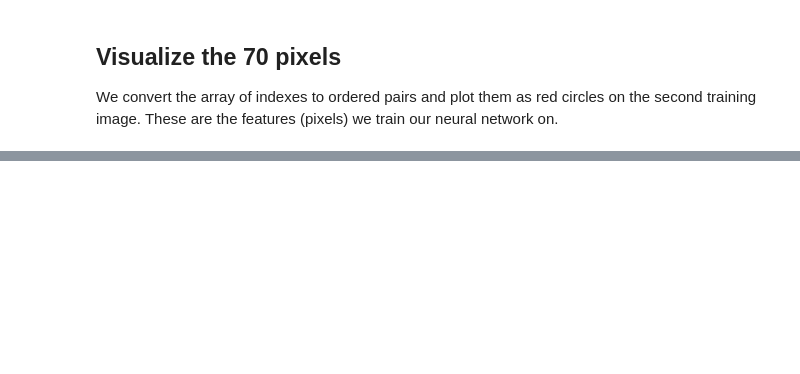
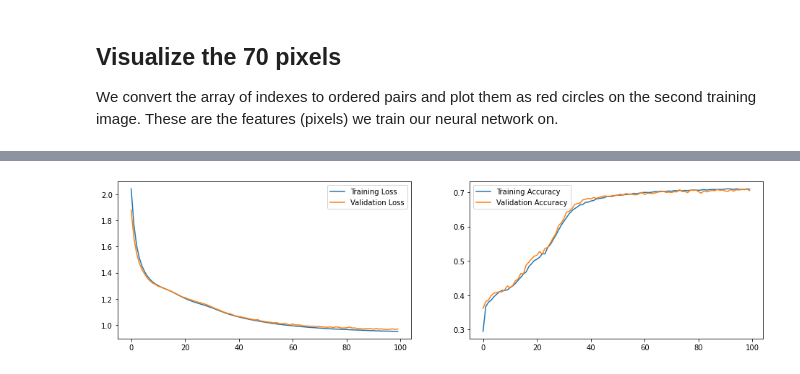
Before and after one commit to ramundson/MSDS_458_Public, a Jupyter notebook: MSDS458_Assignment_01/MSDS458_Assignment_01_20220325_v22.ipynb, the cells around one changed output, grey strips where cells are left out. Drawn from its saved outputs; the diff is of its cells as text; code cells hidden in the pictures; blank space fills up the shorter version.

```diff
--- a/MSDS458_Assignment_01/MSDS458_Assignment_01_20220325_v22.ipynb
+++ b/MSDS458_Assignment_01/MSDS458_Assignment_01_20220325_v22.ipynb
@@ -700,0 +1255,3 @@ plt.scatter(x,y,color='red',s=20)
+# %%
+# Two nodes and one layer
+clf, hist = run_conv(nodes=2)
@@ -700,0 +1262,4 @@ plt.scatter(x,y,color='red',s=20)
+# %%
+plot_hist(hist)
+# %% [output]
+[figure, added]
```
Also changed, not shown: parts of 104 cells of this notebook, 2 other files.
